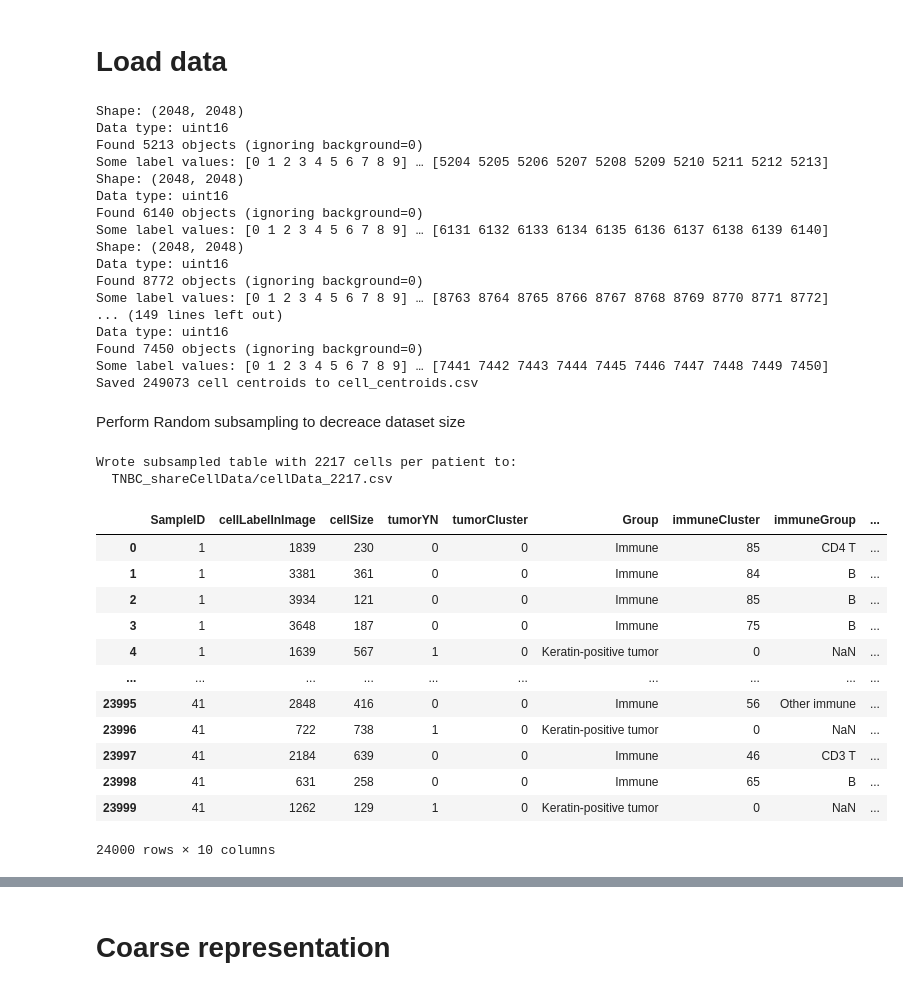
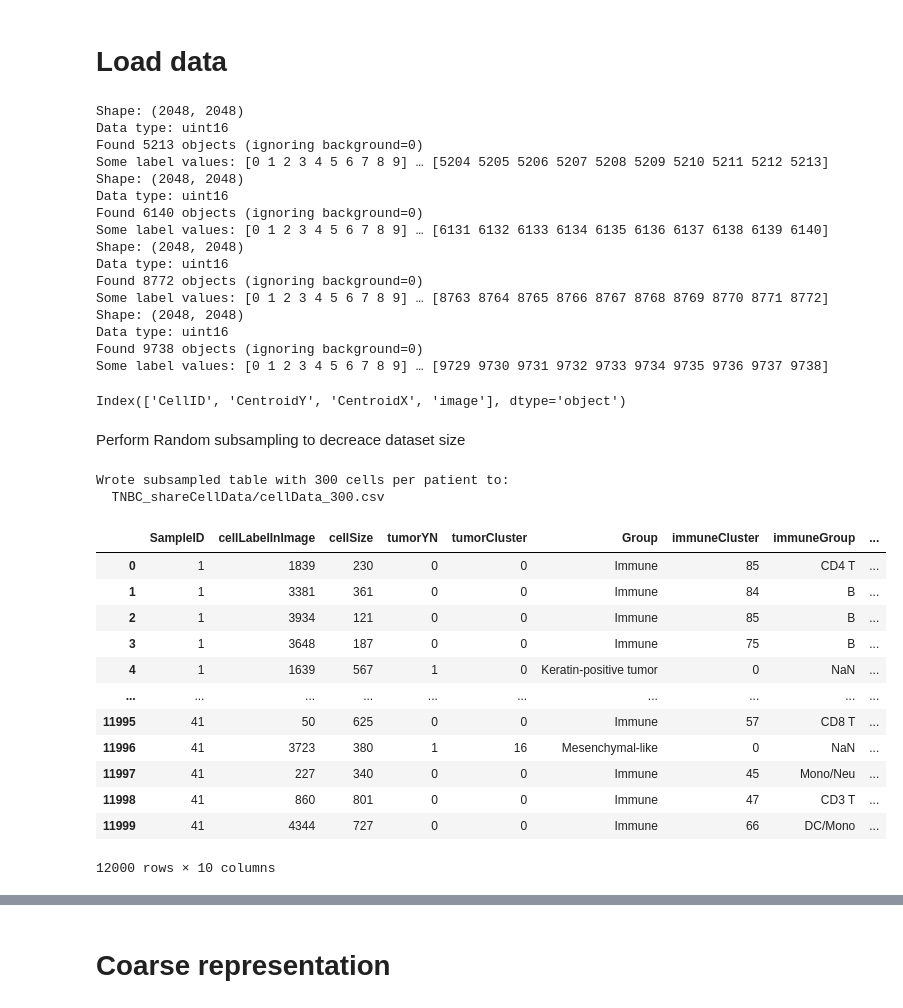
Before and after one commit to SamuelKarskens/mlbio, a Jupyter notebook: figure_6F.ipynb, the cells around one changed output, grey strips where cells are left out. Cells and saved outputs as stored; diff of their text form; code cells hidden in the pictures.

```diff
--- a/figure_6F.ipynb
+++ b/figure_6F.ipynb
@@ -35,6 +35,8 @@ for mask_path in glob.glob(os.path.join(mask_dir, "*.tiff")):
     # Load the mask (each cell labeled by a unique integer)
     mask = tifffile.imread(mask_path)
 
+    if ('p30_labeledcellData' in mask_path):
+        print('bruh')
     print("Shape:", mask.shape)          # e.g. (1024, 1024)
     print("Data type:", mask.dtype)      # e.g. uint16
     labels = np.unique(mask)
@@ -83,11 +85,14 @@ Shape: (2048, 2048)
 Data type: uint16
 Found 8772 objects (ignoring background=0)
 Some label values: [0 1 2 3 4 5 6 7 8 9] … [8763 8764 8765 8766 8767 8768 8769 8770 8771 8772]
-... (149 lines left out)
+Shape: (2048, 2048)
 Data type: uint16
-Found 7450 objects (ignoring background=0)
-Some label values: [0 1 2 3 4 5 6 7 8 9] … [7441 7442 7443 7444 7445 7446 7447 7448 7449 7450]
-Saved 249073 cell centroids to cell_centroids.csv
+Found 9738 objects (ignoring background=0)
+Some label values: [0 1 2 3 4 5 6 7 8 9] … [9729 9730 9731 9732 9733 9734 9735 9736 9737 9738]
+# %%
+print(all_cells.columns)
+# %% [output]
+Index(['CellID', 'CentroidY', 'CentroidX', 'image'], dtype='object')
 # %% [markdown]
 Perform Random subsampling to decreace dataset size
 # %%
@@ -98,7 +103,8 @@ df = pd.read_csv("TNBC_shareCellData/cellData.csv", sep=",")
 # The patient with the fewest cells in the original dataset had 2217
 # The mean is 5923.55
 # The most cells is 9738
-n = 2217
+# n = 2217
+n = 300
 
 # 3. Option A: if you only want patients who have ≥ n cells, and you want exactly n per patient:
 #    (patients with fewer than n cells are dropped entirely)
@@ -115,10 +121,10 @@ out_name = f"TNBC_shareCellData/cellData_{n}.csv"
 df_subsample.to_csv(out_name, sep=",", index=False)
 print(f"Wrote subsampled table with {n} cells per patient to:\n  {out_name}")
 # %% [output]
-Wrote subsampled table with 2217 cells per patient to:
-  TNBC_shareCellData/cellData_2217.csv
+Wrote subsampled table with 300 cells per patient to:
+  TNBC_shareCellData/cellData_300.csv
 # %%
-df = pd.read_csv("TNBC_shareCellData/cellData_600.csv", sep=",")
+df = pd.read_csv(f"TNBC_shareCellData/cellData_{n}.csv", sep=",")
 df_p = pd.read_csv("TNBC_shareCellData/patient_class.csv", header=None)
 df_p.rename(columns={0:"SampleID", 1:"subtype"}, inplace=True)
 subtype_map = {
@@ -192,36 +198,36 @@ code2label_immunegroup = {
     5: "NK",
     6: "B",
     7: "Neutrophils",
     8: "Macrophages",
     9: "DC",
     10: "DC/Mono",
     11: "Mono/Neu",
     12: "Other immune"
 }
 adata.obs["Group"] = adata.obs["Group"].map(code2label_group).astype('category')
 adata.obs["immuneGroup"] = adata.obs["immuneGroup"].map(code2label_immunegroup)
 adata.obs = pd.merge(
     adata.obs,
     df_p,
     on="SampleID",
     how="left"
 )
 
 # Copy for later use
 adata_raw = adata.copy()
 
 adata.obs
 # %% [output]
 |  | SampleID | cellLabelInImage | cellSize | tumorYN | tumorCluster | Group | immuneCluster | immuneGroup | ... |
 | 0 | 1 | 1839 | 230 | 0 | 0 | Immune | 85 | CD4 T | ... |
 | 1 | 1 | 3381 | 361 | 0 | 0 | Immune | 84 | B | ... |
 | 2 | 1 | 3934 | 121 | 0 | 0 | Immune | 85 | B | ... |
 | 3 | 1 | 3648 | 187 | 0 | 0 | Immune | 75 | B | ... |
 | 4 | 1 | 1639 | 567 | 1 | 0 | Keratin-positive tumor | 0 | NaN | ... |
 | ... | ... | ... | ... | ... | ... | ... | ... | ... | ... |
-| 23995 | 41 | 2848 | 416 | 0 | 0 | Immune | 56 | Other immune | ... |
-| 23996 | 41 | 722 | 738 | 1 | 0 | Keratin-positive tumor | 0 | NaN | ... |
-| 23997 | 41 | 2184 | 639 | 0 | 0 | Immune | 46 | CD3 T | ... |
-| 23998 | 41 | 631 | 258 | 0 | 0 | Immune | 65 | B | ... |
-| 23999 | 41 | 1262 | 129 | 1 | 0 | Keratin-positive tumor | 0 | NaN | ... |
+| 11995 | 41 | 50 | 625 | 0 | 0 | Immune | 57 | CD8 T | ... |
+| 11996 | 41 | 3723 | 380 | 1 | 16 | Mesenchymal-like | 0 | NaN | ... |
+| 11997 | 41 | 227 | 340 | 0 | 0 | Immune | 45 | Mono/Neu | ... |
+| 11998 | 41 | 860 | 801 | 0 | 0 | Immune | 47 | CD3 T | ... |
+| 11999 | 41 | 4344 | 727 | 0 | 0 | Immune | 66 | DC/Mono | ... |
-24000 rows × 10 columns
+12000 rows × 10 columns
```
Also changed, not shown: parts of 23 cells of this notebook, 1 other file.
